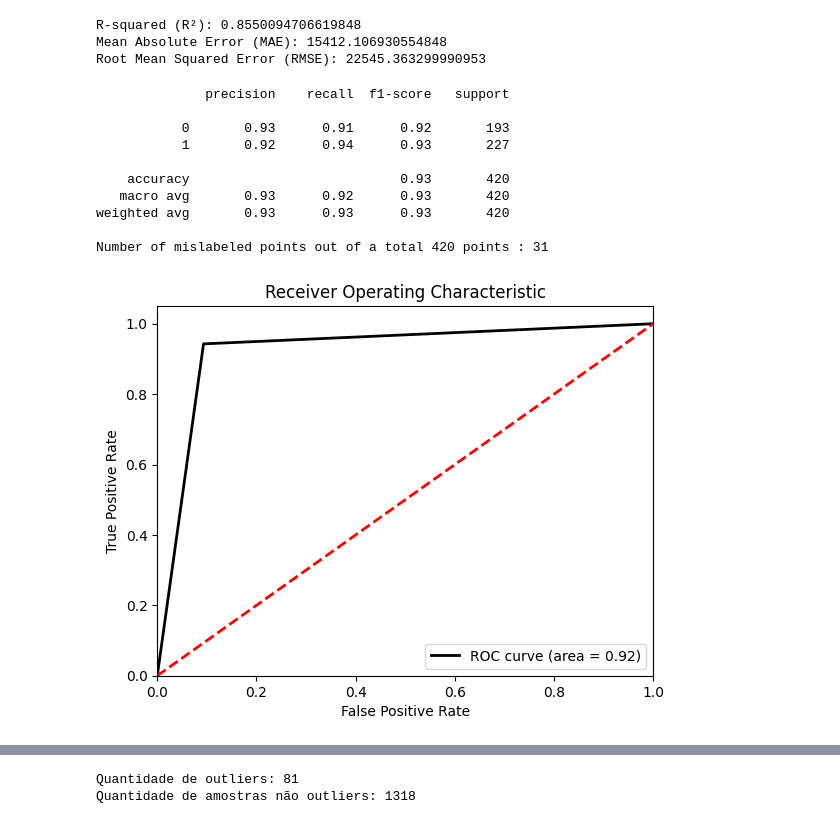
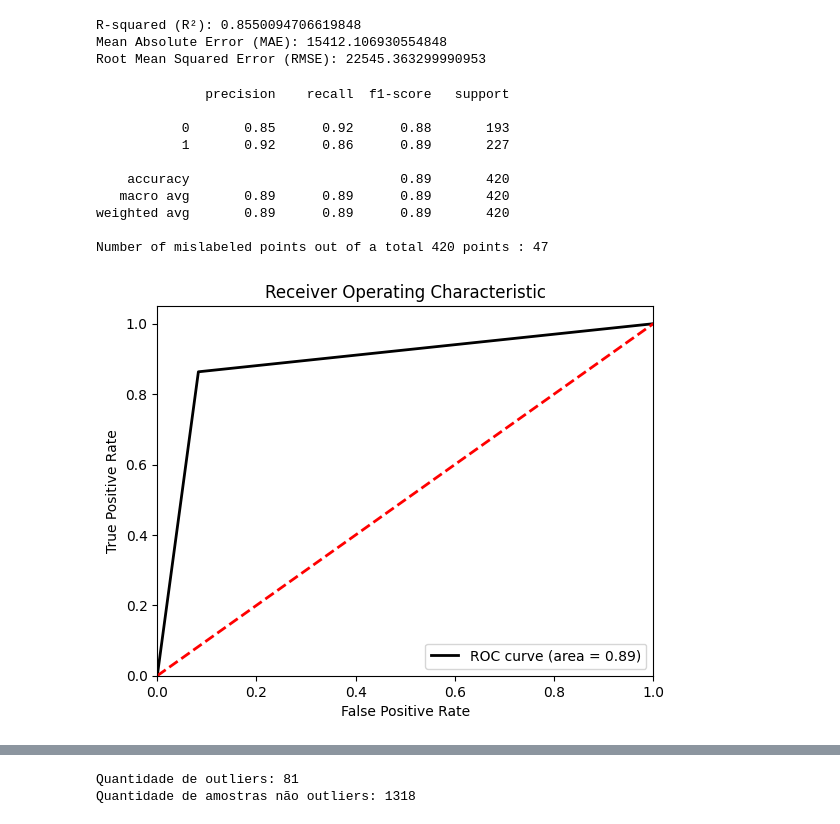
Before and after one commit to ghccalanzani/AnaliseDeDados, a Jupyter notebook: Entrega C3/AtividadeC3.ipynb, the cells around one changed output, grey strips where cells are left out. Drawn from its saved outputs; the diff is of its cells as text; code cells hidden in the pictures.

```diff
--- a/Entrega C3/AtividadeC3.ipynb
+++ b/Entrega C3/AtividadeC3.ipynb
@@ -229,7 +229,7 @@ Root Mean Squared Error (RMSE): 22545.363299990953
 ################## TREINAR MODELO DE CLASSIFICAÇÃO NAIVE BAYES
 
 # Criar a nova coluna "CategoriaPreco"
-df_cleaned_NB = df_cleaned_LabelEncoder
+df_cleaned_NB = df_cleaned_LabelEncoder.copy()
 media = df_cleaned_NB['SalePrice'].mean()
 df_cleaned_NB["CategoriaPreco"] = np.where(df_cleaned_NB["SalePrice"] > media, "Alto", "Baixo")
 
@@ -237,8 +237,11 @@ df_cleaned_NB["CategoriaPreco"] = np.where(df_cleaned_NB["SalePrice"] > media, "
 label_encoder = LabelEncoder()
 df_cleaned_NB["CategoriaPreco"] = label_encoder.fit_transform(df_cleaned_NB["CategoriaPreco"])
 
+# Dropar "CategoriaPreco" e "SalePrice"
+df_cleaned_NB_semPrecoECategoria = df_cleaned_NB.drop(["SalePrice", "CategoriaPreco"], axis=1)
 
-X_train, X_test, y_train, y_test = train_test_split(df_cleaned_NB.drop('CategoriaPreco', axis=1), df_cleaned_NB['CategoriaPreco'], test_size=0.3, random_state=0)
+
+X_train, X_test, y_train, y_test = train_test_split(df_cleaned_NB_semPrecoECategoria, df_cleaned_NB['CategoriaPreco'], test_size=0.3, random_state=0)
 
 # Criar objeto do tipo GaussianNB
 gnb = GaussianNB()
@@ -247,40 +250,40 @@ gnb = GaussianNB()
 gnb.fit(X_train, y_train)
 
 # Fazer a previsão do status dos dados de teste
 y_pred = gnb.predict(X_test)
 
 # Exibir um relatório de classificação
 print(classification_report(y_test, y_pred))
 print("Number of mislabeled points out of a total %d points : %d"
       % (X_test.shape[0], (y_test != y_pred).sum()))
 
 # Calcular a curva ROC e a AUC
 fpr, tpr, thresholds = roc_curve(y_test, y_pred)
 roc_auc = auc(fpr, tpr)
 
 # Plotar a curva ROC
 plt.figure()
 plt.plot(fpr, tpr, color='black', lw=2, label='ROC curve (area = %0.2f)' % roc_auc)
 plt.plot([0, 1], [0, 1], color='red', lw=2, linestyle='--')
 plt.xlim([0.0, 1.0])
 plt.ylim([0.0, 1.05])
 plt.xlabel('False Positive Rate')
 plt.ylabel('True Positive Rate')
 plt.title('Receiver Operating Characteristic')
 plt.legend(loc="lower right")
 plt.show()
 # %% [output]
               precision    recall  f1-score   support
 
-           0       0.93      0.91      0.92       193
-           1       0.92      0.94      0.93       227
+           0       0.85      0.92      0.88       193
+           1       0.92      0.86      0.89       227
 
-    accuracy                           0.93       420
-   macro avg       0.93      0.92      0.93       420
-weighted avg       0.93      0.93      0.93       420
+    accuracy                           0.89       420
+   macro avg       0.89      0.89      0.89       420
+weighted avg       0.89      0.89      0.89       420
 
-Number of mislabeled points out of a total 420 points : 31
+Number of mislabeled points out of a total 420 points : 47
-[figure, old version]
+[figure, new version]
 # %%
 #################################### APRENDIZAGEM NÃO SUPERVISIONADA ####################################
 # %%
```
Also changed, not shown: parts of 2 cells of this notebook.
